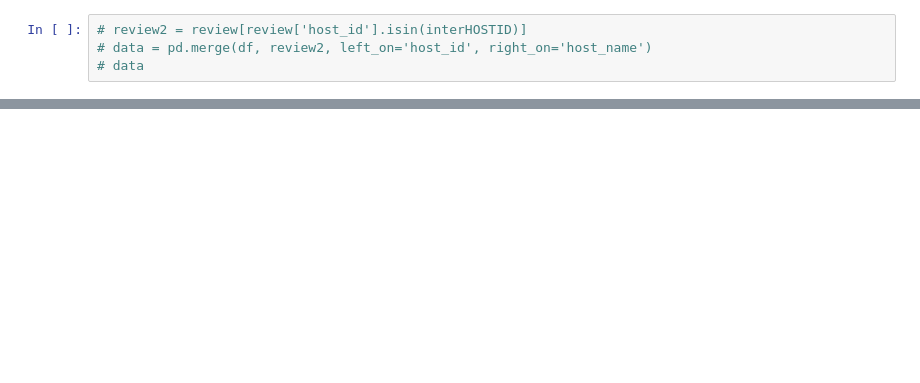
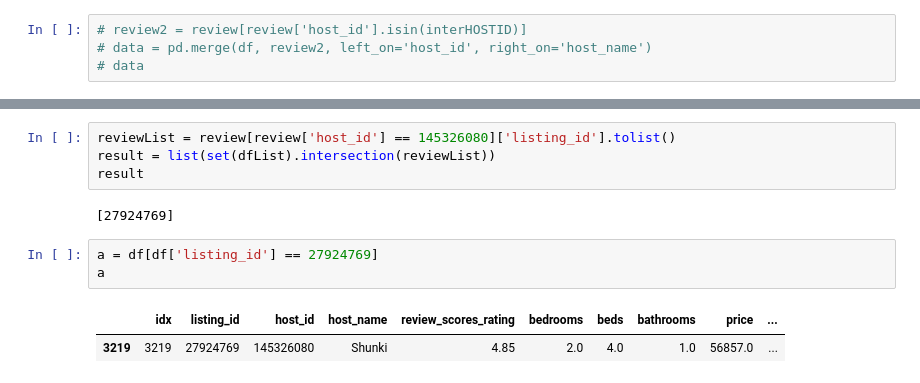
Before and after one commit to zinnie1025/AirbnbWise, a Jupyter notebook: Pipeline/jieun/contents.ipynb, the cells around one changed output, grey strips where cells are left out. Saved outputs shown, nothing was run; the diff lists cells and outputs as text; blank space fills up the shorter version.

```diff
--- a/Pipeline/jieun/contents.ipynb
+++ b/Pipeline/jieun/contents.ipynb
@@ -82,0 +99,12 @@ len(interHOSTID) #* 공통 host ID 개수 278개
+# %%
+reviewList = review[review['host_id'] == 145326080]['listing_id'].tolist()
+result = list(set(dfList).intersection(reviewList))
+result
+# %% [output]
+[27924769]
+# %%
+a = df[df['listing_id'] == 27924769]
+a
+# %% [output]
+|  | idx | listing_id | host_id | host_name | review_scores_rating | bedrooms | beds | bathrooms | price | ... |
+| 3219 | 3219 | 27924769 | 145326080 | Shunki | 4.85 | 2.0 | 4.0 | 1.0 | 56857.0 | ... |
```
Also changed, not shown: parts of 10 cells of this notebook, 4 other files.
